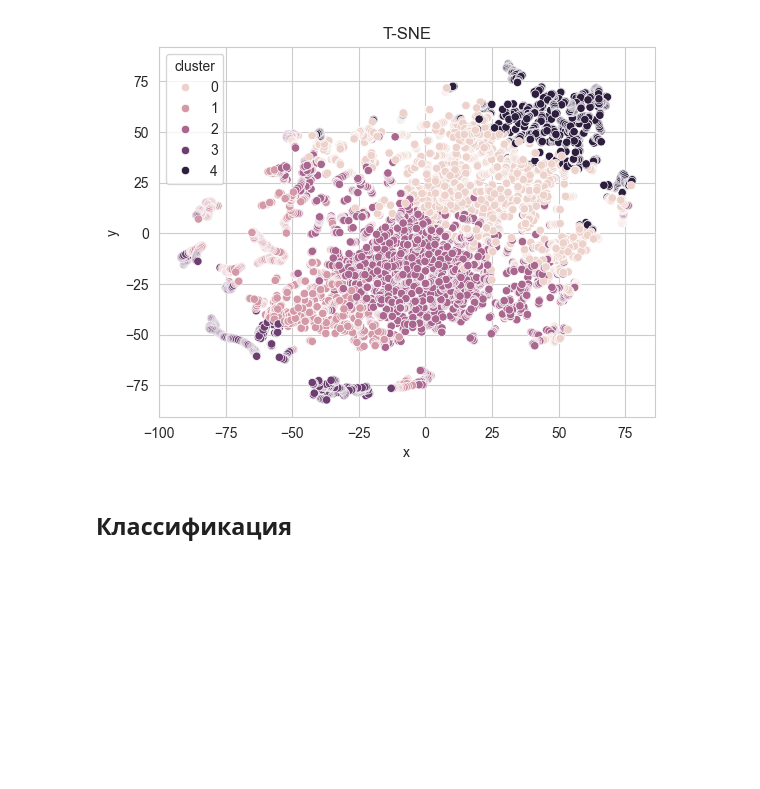
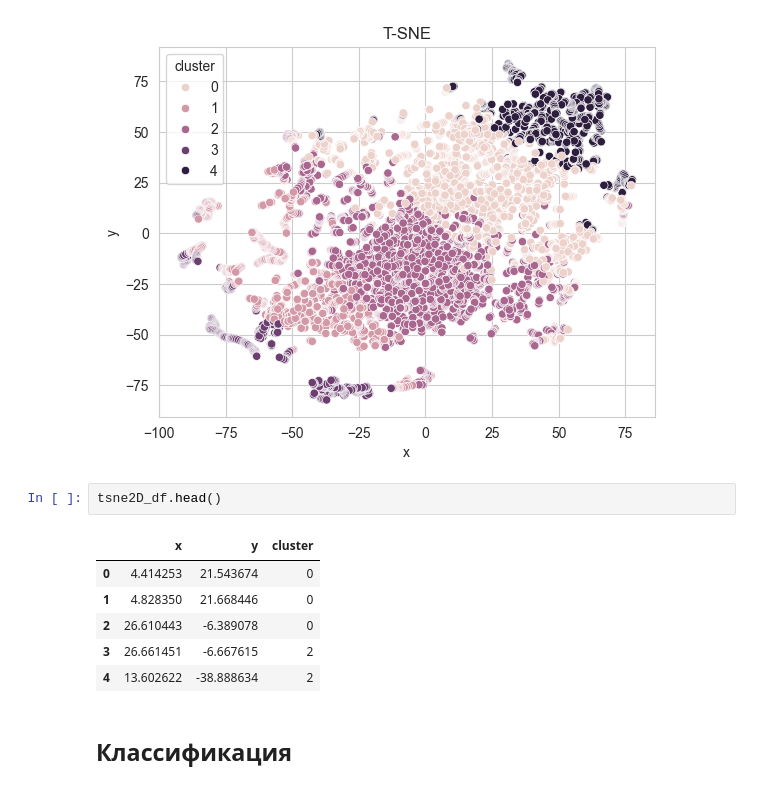
Before and after one commit to shstella/2024-mag-DSmed, a Jupyter notebook: parkinson_eeg/parkinson_eeg.ipynb, the cells around one changed output. Saved outputs shown, nothing was run; the diff lists cells and outputs as text; blank space fills up the shorter version.

```diff
--- a/parkinson_eeg/parkinson_eeg.ipynb
+++ b/parkinson_eeg/parkinson_eeg.ipynb
@@ -412,6 +412,15 @@ plt.title("T-SNE")
 plt.show()
 # %% [output]
 [figure]
+# %%
+tsne2D_df.head()
+# %% [output]
+|  | x | y | cluster |
+| 0 | 4.414253 | 21.543674 | 0 |
+| 1 | 4.828350 | 21.668446 | 0 |
+| 2 | 26.610443 | -6.389078 | 0 |
+| 3 | 26.661451 | -6.667615 | 2 |
+| 4 | 13.602622 | -38.888634 | 2 |
 # %% [markdown]
 ## Классификация
 # %% [markdown]
```
Also changed, not shown: parts of 2 cells of this notebook.
